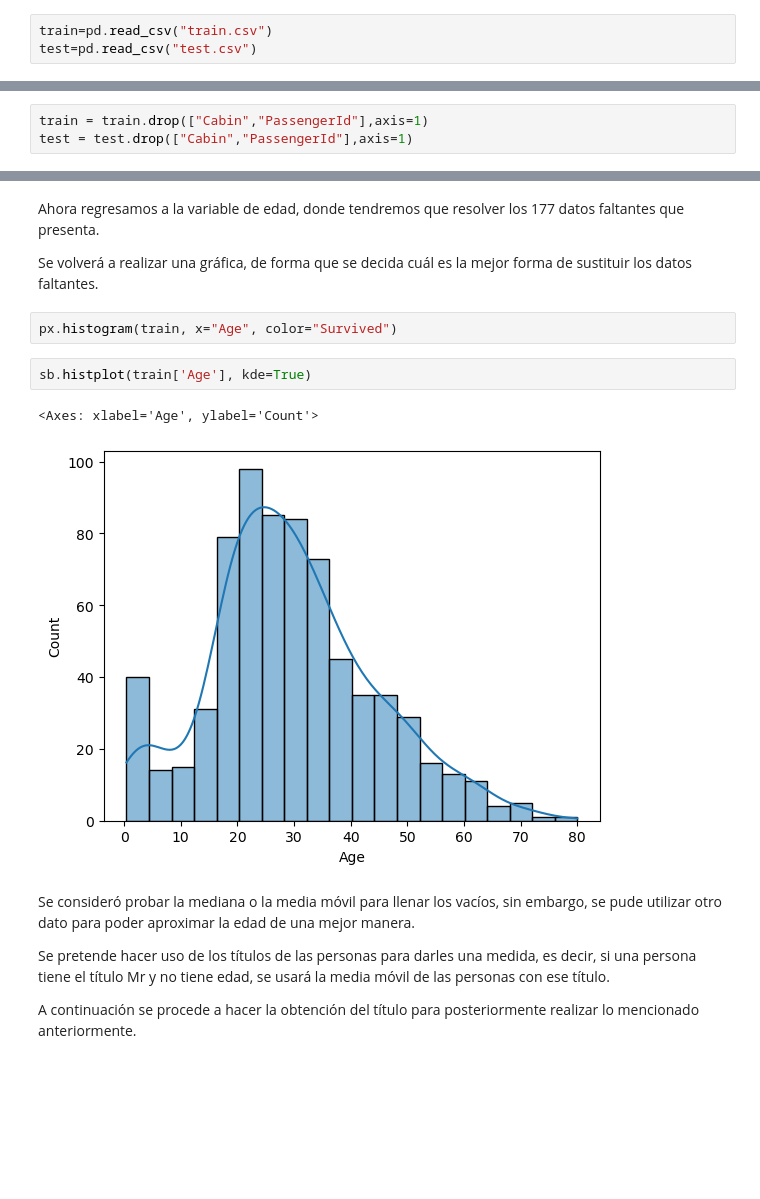
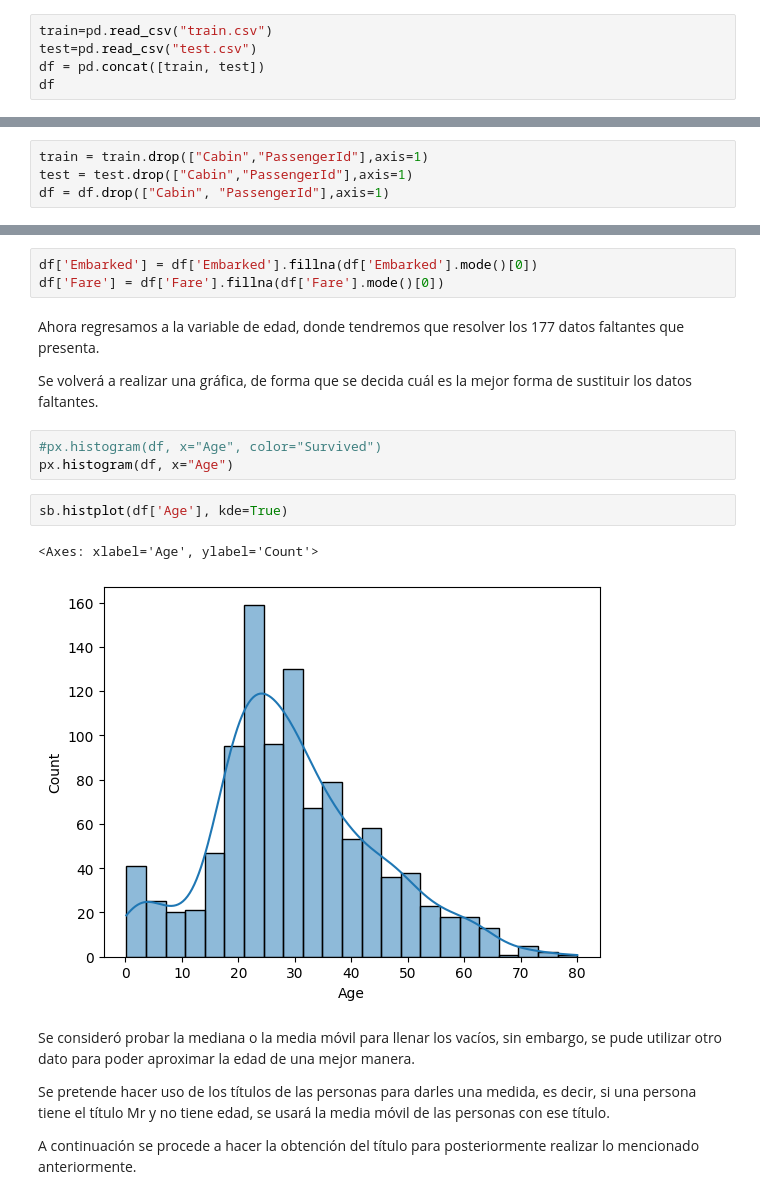
Before and after one commit to AndresOrantes/Reto_Titanic_Equipo5, a Jupyter notebook: InicioTitanic.ipynb, the cells around one changed output, grey strips where cells are left out. Drawn from its saved outputs; the diff is of its cells as text; blank space fills up the shorter version.

```diff
--- a/InicioTitanic.ipynb
+++ b/InicioTitanic.ipynb
@@ -11,3 +11,5 @@ import plotly.express as px
 # %%
 train=pd.read_csv("train.csv")
 test=pd.read_csv("test.csv")
+df = pd.concat([train, test])
+df
@@ -75,6 +92,7 @@ También se retiraron los identificadores (Passenger ID) ya que son variables in
 # %%
 train = train.drop(["Cabin","PassengerId"],axis=1)
 test = test.drop(["Cabin","PassengerId"],axis=1)
+df = df.drop(["Cabin", "PassengerId"],axis=1)
 # %% [markdown]
 A partir de ahora solo se tomarán en cuenta los datos de entrenamiento, puesto que si se tienen que realizar adecuaciones en los de prueba se podrán realizar más adelante.
 # %%
@@ -131,14 +147,18 @@ train['Embarked'] = train['Embarked'].fillna(train['Embarked'].mode()[0])
+# %%
+df['Embarked'] = df['Embarked'].fillna(df['Embarked'].mode()[0])
+df['Fare'] = df['Fare'].fillna(df['Fare'].mode()[0])
 # %% [markdown]
 Ahora regresamos a la variable de edad, donde tendremos que resolver los 177 datos faltantes que presenta.
 
 Se volverá a realizar una gráfica, de forma que se decida cuál es la mejor forma de sustituir los datos faltantes.
 # %%
-px.histogram(train, x="Age", color="Survived")
+#px.histogram(df, x="Age", color="Survived")
+px.histogram(df, x="Age")
 # %%
-sb.histplot(train['Age'], kde=True)
+sb.histplot(df['Age'], kde=True)
 # %% [output]
 <Axes: xlabel='Age', ylabel='Count'>
-[figure, old version]
+[figure, new version]
 # %% [markdown]
 Se consideró probar la mediana o la media móvil para llenar los vacíos, sin embargo, se pude utilizar otro dato para poder aproximar la edad de una mejor manera.
 
```
Also changed, not shown: parts of 8 cells of this notebook.
